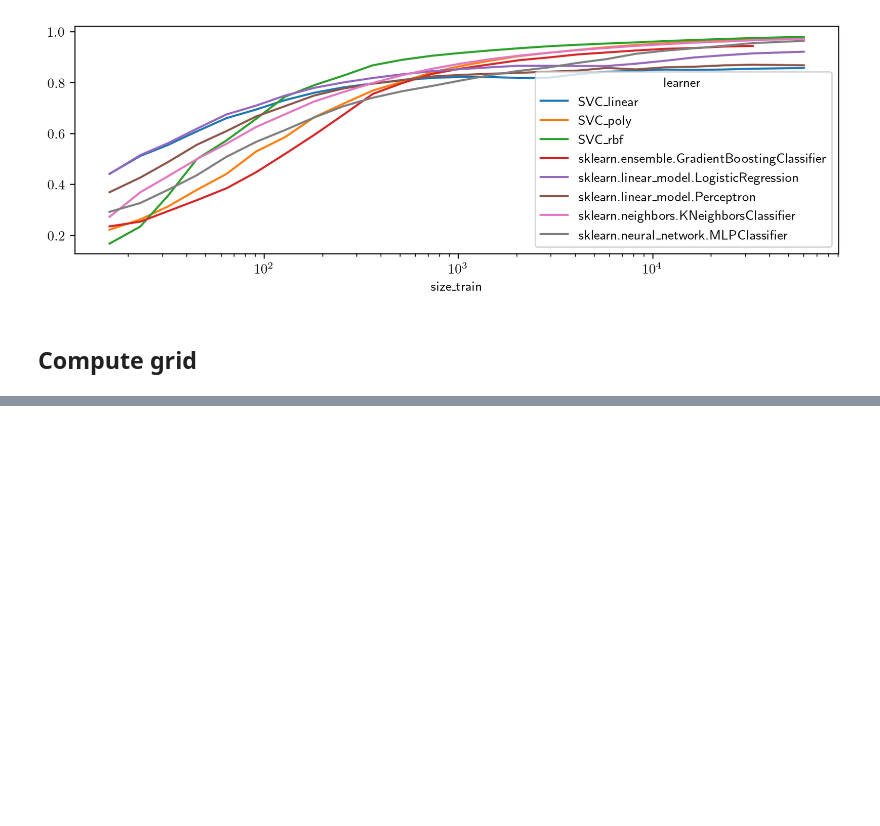
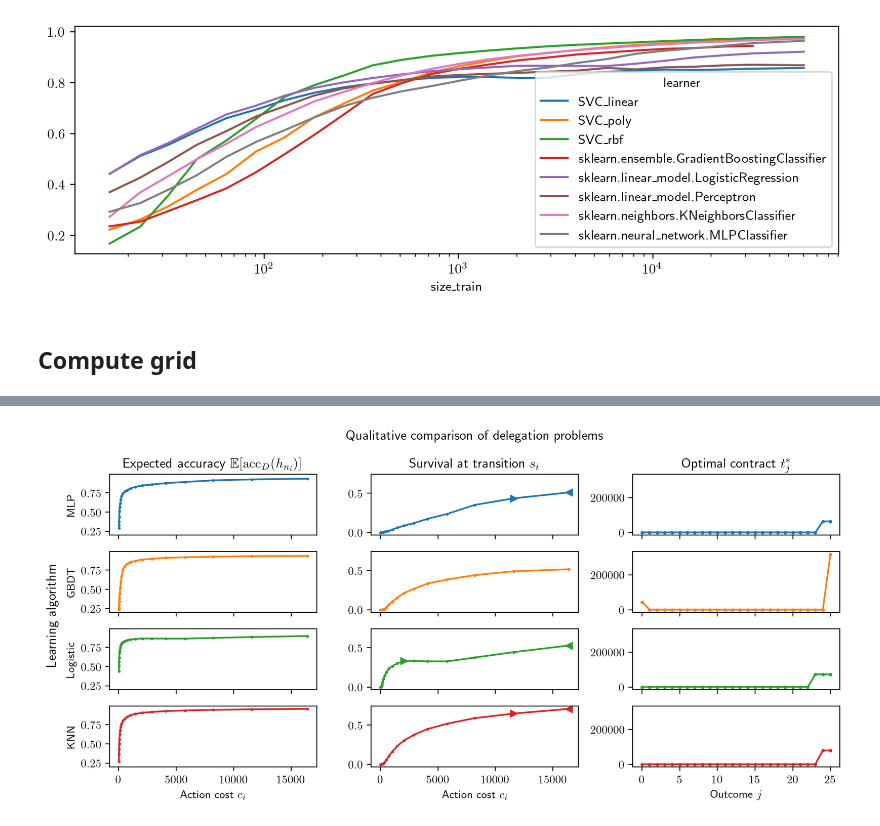
Before and after one commit to edensaig/delegated-classification, a Jupyter notebook: empirical_robustness.ipynb, the cells around one changed output, grey strips where cells are left out. Saved outputs shown, nothing was run; the diff lists cells and outputs as text; code cells hidden in the pictures; blank space fills up the shorter version.

```diff
--- a/empirical_robustness.ipynb
+++ b/empirical_robustness.ipynb
@@ -303,0 +410,97 @@ K-NN & 100\% & 100\% & 100\% & 0.00\% & 0.00\% \\
+# %%
+target = 21
+
+learners_to_plot = [
+    'sklearn.neural_network.MLPClassifier',
+    'sklearn.ensemble.GradientBoostingClassifier',
+    'sklearn.linear_model.LogisticRegression',
+    'sklearn.neighbors.KNeighborsClassifier',
+]
+
+
+fig,axs = plt.subplots(
+    len(learners_to_plot),
+    3,
+    figsize=(10,len(learners_to_plot)*1.2),
+    sharex='col',
+    sharey='col',
+    layout='tight',
+)
+
+closest_ind = lambda arr, val: np.argmin(np.abs(np.array(arr)-val))
+
+for i,learner in tqdm(enumerate(learners_to_plot)):
+    cdp = build_cdp(learner, selected_openmlid, m=param(25,'qualitative_comparison_m'))
+    lp_contract = dclf.MinBudgetContract.design(cdp, target_action=target)
+    try:
+        local_contract = dclf.MinBudgetSingleBindingActionContract.design(cdp, target_action=target, compare_to_all=True)
+    except RuntimeError:
+        local_contract = None
+    if lp_contract['t'][0] is None:
+        continue
+
+    print(learner)
+    print(f'B={lp_contract["t"].max()}')
+    print(
+        'Binding action:',
+        local_contract['binding_action'] if local_contract is not None else 'N/A',
+    )
+
+    c = list(matplotlib.colors.TABLEAU_COLORS)[i]
+    axs_it = iter(axs[i])
+
+    # Learning curve
+    ax = next(axs_it)
+    max_i = target+1
+    ax.plot(cdp.cost[1:max_i], cdp.mean_acc[1:max_i],'.-',markersize=3,c=c)
+    if i==0:
+        ax.set(title='Expected accuracy $\\mathbb{E}[\\mathrm{acc}_D(h_{n_i})]$')
+    if i==len(learners_to_plot)-1:
+        ax.set(xlabel='Action cost $c_i$')
+
+
+    # Survival
+    j = j0(*cdp.f_ij[target-1:target+1])
+    print(f'j^*={j}')
+
+    ax = next(axs_it)
+    l = ax.plot(
+        cdp.cost[:target+1],
+        cdp.sf_ij[:target+1,j-1],
+        '.-',
+        label=dclf.lcdb_learner_names[learner],
+        markersize=3,
+        c=c,
+    )
+    if local_contract is not None:
+        ax.plot(
+            cdp.cost[local_contract['binding_action']],
+            cdp.sf_ij[local_contract['binding_action'],j-1],
+            '>',
+            color=l[0].get_color(),
+        )
+        ax.plot(
+            cdp.cost[target],
+            cdp.sf_ij[target,j-1],
+            '<',
+            color=l[0].get_color(),
+        )
+    if i==0:
+        ax.set(title='Qualitative comparison of delegation problems\n\nSurvival at transition $s_i$')
+    if i==len(learners_to_plot)-1:
+        ax.set(xlabel='Action cost $c_i$')
+
+    # Contract
+    ax = next(axs_it)
+    ax.plot((local_contract or lp_contract)['t'],'.-',c=c,markersize=4)
+    axs[i,0].set(
+        ylabel=dclf.lcdb_learner_names[learner],
+    )
+    if i==0:
+        ax.set(title='Optimal contract $t^*_j$')
+    if i==len(learners_to_plot)-1:
+        ax.set(xlabel='Outcome $j$')
+
+param(cdp.cost[target],'qualitative_comparison_target_n')
+fig.supylabel('Learning algorithm')
+# %% [output]
@@ -303,0 +524 @@ K-NN & 100\% & 100\% & 100\% & 0.00\% & 0.00\% \\
+[figure, added]
```
Also changed, not shown: parts of 19 cells of this notebook, 14 other files.
